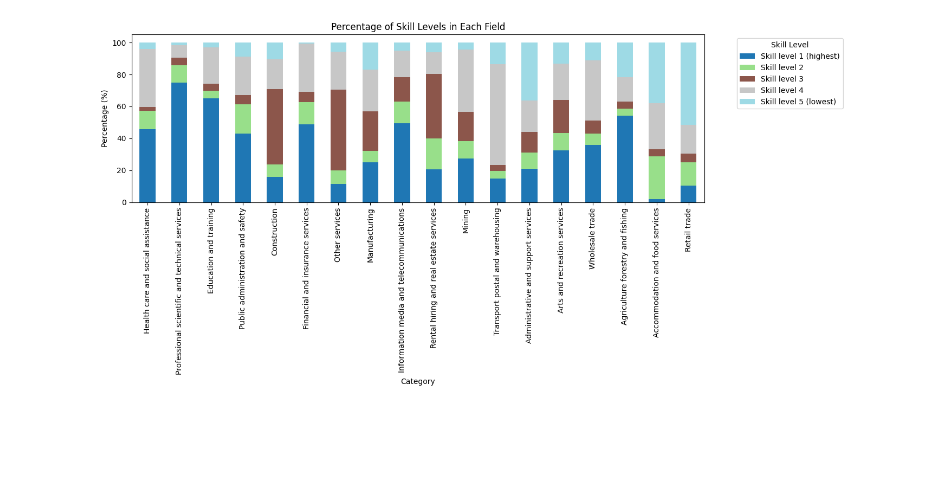
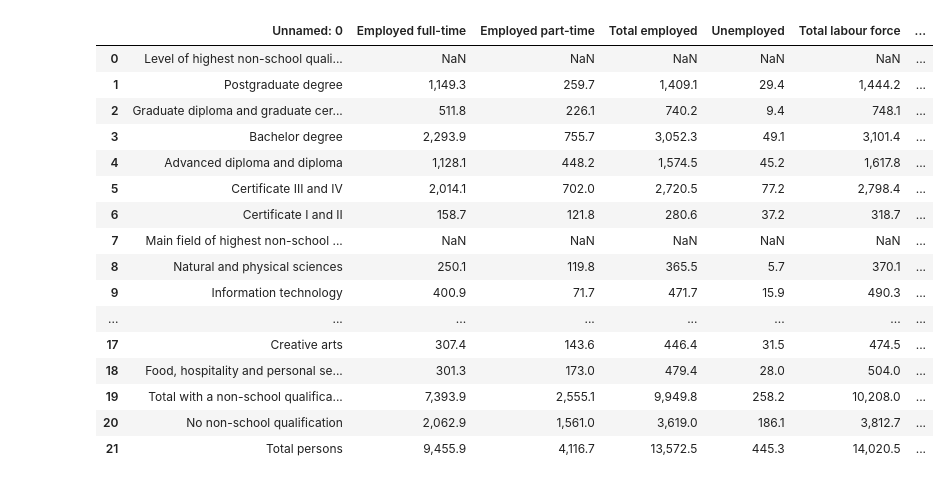
Before and after one commit to Mcflurrins/ByteFest-hackathon, a Jupyter notebook: EDA_1.ipynb, the cells around one changed output. Saved outputs shown, nothing was run; the diff lists cells and outputs as text; code cells hidden in the pictures; blank space fills up the shorter version.

```diff
--- a/EDA_1.ipynb
+++ b/EDA_1.ipynb
@@ -107,9 +3,23 @@ plt.show()
-# %%
-skill_level_percent.plot(kind='bar', stacked=True, figsize=(14, 7), colormap='tab20')
-plt.ylabel('Percentage (%)')
-plt.title('Percentage of Skill Levels in Each Field')
-plt.legend(title='Skill Level', bbox_to_anchor=(1.05, 1), loc='upper left')
-plt.tight_layout()
-plt.show()
-# %% [output]
-[figure, removed]
+# %%
+import pandas as pd
+input_data_1 = "/content/QAW2223DC - Table 2.csv"
+df = pd.read_csv(input_data_1)
+df
+# %% [output]
+|  | Unnamed: 0 | Employed full-time | Employed part-time | Total employed | Unemployed | Total labour force | ... |
+| 0 | Level of highest non-school quali... | NaN | NaN | NaN | NaN | NaN | ... |
+| 1 | Postgraduate degree | 1,149.3 | 259.7 | 1,409.1 | 29.4 | 1,444.2 | ... |
+| 2 | Graduate diploma and graduate cer... | 511.8 | 226.1 | 740.2 | 9.4 | 748.1 | ... |
+| 3 | Bachelor degree | 2,293.9 | 755.7 | 3,052.3 | 49.1 | 3,101.4 | ... |
+| 4 | Advanced diploma and diploma | 1,128.1 | 448.2 | 1,574.5 | 45.2 | 1,617.8 | ... |
+| 5 | Certificate III and IV | 2,014.1 | 702.0 | 2,720.5 | 77.2 | 2,798.4 | ... |
+| 6 | Certificate I and II | 158.7 | 121.8 | 280.6 | 37.2 | 318.7 | ... |
+| 7 | Main field of highest non-school ... | NaN | NaN | NaN | NaN | NaN | ... |
+| 8 | Natural and physical sciences | 250.1 | 119.8 | 365.5 | 5.7 | 370.1 | ... |
+| 9 | Information technology | 400.9 | 71.7 | 471.7 | 15.9 | 490.3 | ... |
+| ... | ... | ... | ... | ... | ... | ... | ... |
+| 17 | Creative arts | 307.4 | 143.6 | 446.4 | 31.5 | 474.5 | ... |
+| 18 | Food, hospitality and personal se... | 301.3 | 173.0 | 479.4 | 28.0 | 504.0 | ... |
+| 19 | Total with a non-school qualifica... | 7,393.9 | 2,555.1 | 9,949.8 | 258.2 | 10,208.0 | ... |
+| 20 | No non-school qualification | 2,062.9 | 1,561.0 | 3,619.0 | 186.1 | 3,812.7 | ... |
+| 21 | Total persons | 9,455.9 | 4,116.7 | 13,572.5 | 445.3 | 14,020.5 | ... |
```
Also changed, not shown: parts of 8 cells of this notebook.
